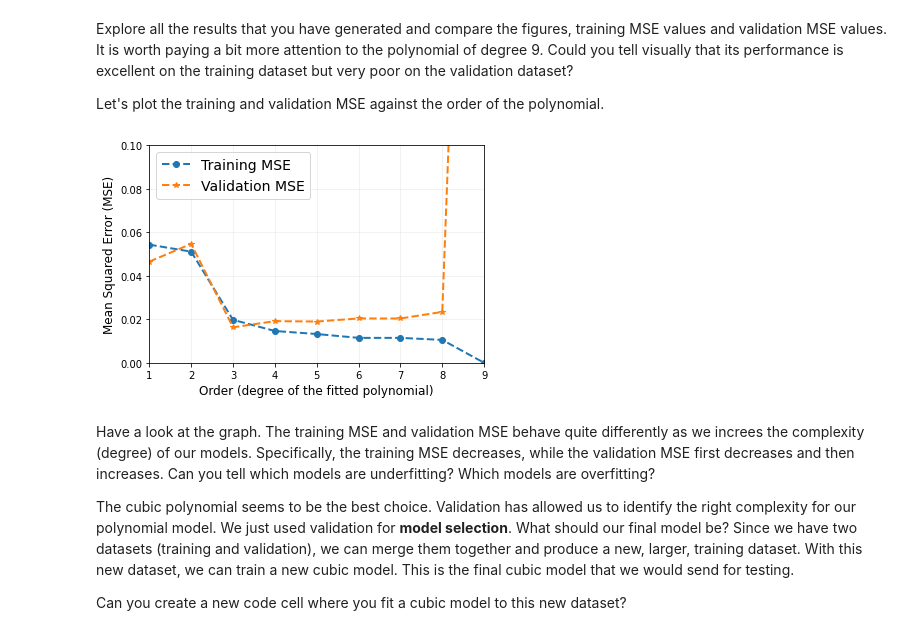
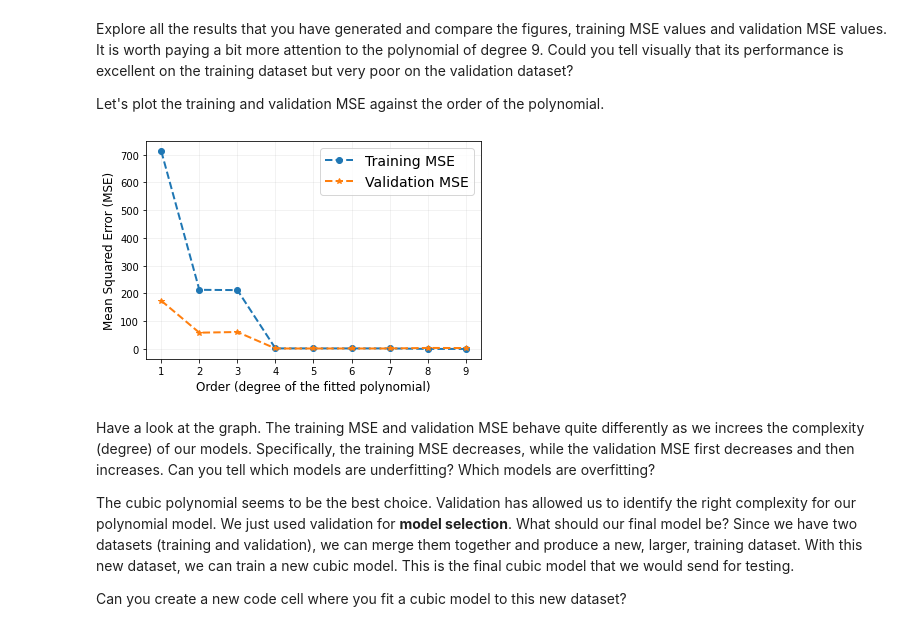
Before and after one commit to wasiurrab/Polynomial_regression, a Jupyter notebook: ECS7020P_Lab04_solution.ipynb, the cells around one changed output. Saved outputs shown, nothing was run; the diff lists cells and outputs as text; code cells hidden in the pictures.

```diff
--- a/ECS7020P_Lab04_solution.ipynb
+++ b/ECS7020P_Lab04_solution.ipynb
@@ -305,17 +305,17 @@ Let's plot the training and validation MSE against the order of the polynomial.
 # %%
 
 plt.plot(orders, list(MSE_Train.values()), '--o', label='Training MSE', linewidth=2)
 plt.plot(orders, list(MSE_Val.values()), '--*', label='Validation MSE', linewidth=2)
 
 plt.xlabel("Order (degree of the fitted polynomial)", fontsize=12)
 plt.ylabel("Mean Squared Error (MSE)", fontsize=12)
-plt.xlim(1,9)
-plt.ylim(0,0.1)
+#plt.xlim(2.5,2.5)
+#plt.ylim(-1.,15)
 plt.grid(alpha=0.2)
 plt.legend(fontsize=14)
 plt.show()
 # %% [output]
-[figure, old version]
+[figure, new version]
 # %% [markdown]
 Have a look at the graph. The training MSE and validation MSE behave quite differently as we increes the complexity (degree) of our models. Specifically, the training MSE decreases, while the validation MSE first decreases and then increases. Can you tell which models are underfitting? Which models are overfitting?
 
```
Also changed, not shown: parts of 2 cells of this notebook.
